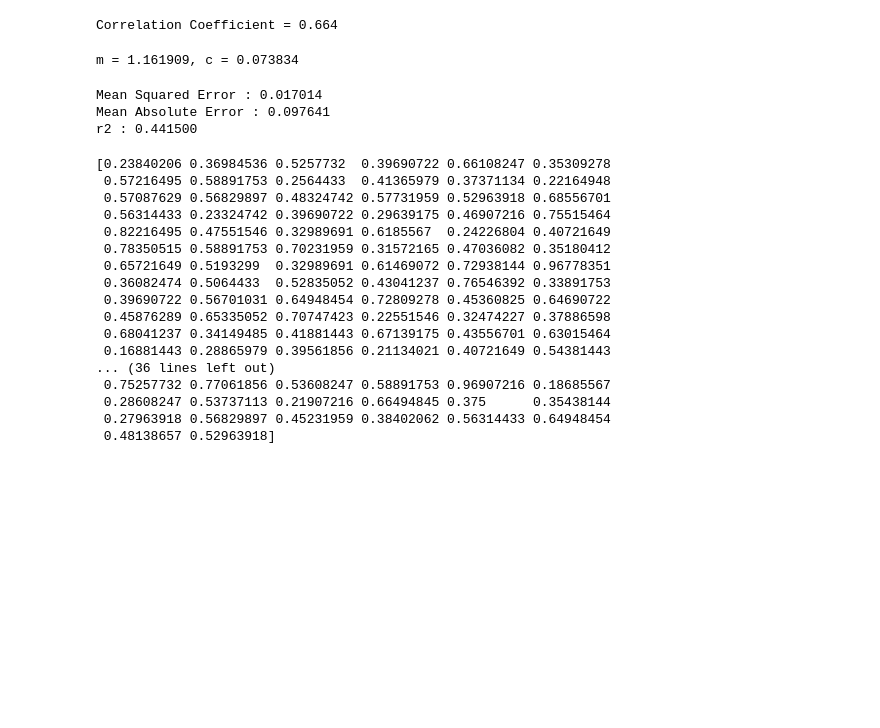
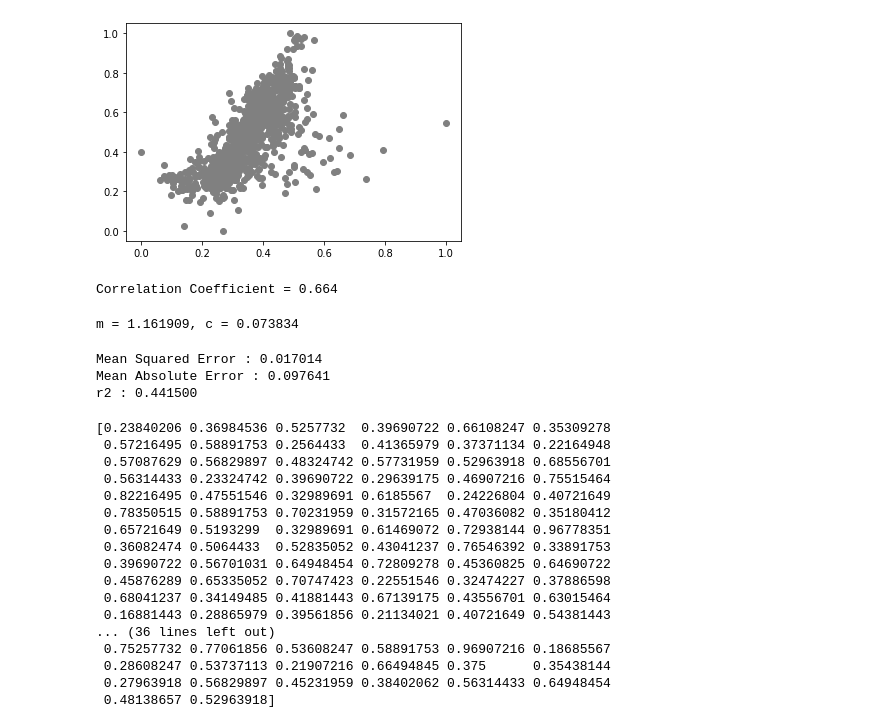
Before and after one commit to Shaashwat05/ML_basics, a Jupyter notebook: main1.ipynb, the cells around one changed output. Cells and saved outputs as stored; diff of their text form; code cells hidden in the pictures; blank space fills up the shorter version.

Commit message:
plot complete

```diff
--- a/main1.ipynb
+++ b/main1.ipynb
@@ -35,6 +35,11 @@ for i in range(data.shape[0]):
         data[i,2]=sum2/n2
 # %%
 data=data[:,1:]
+# %%
+plt.scatter(data[:, 0], data[: ,1],  color='gray')
+plt.show()
+# %% [output]
+[figure, added]
 # %%
 corrcoef,_=pearsonr(data[:,0],data[:,1])
 print("Correlation Coefficient = %.3f"%corrcoef)
```
Also changed, not shown: parts of 2 cells of this notebook.
